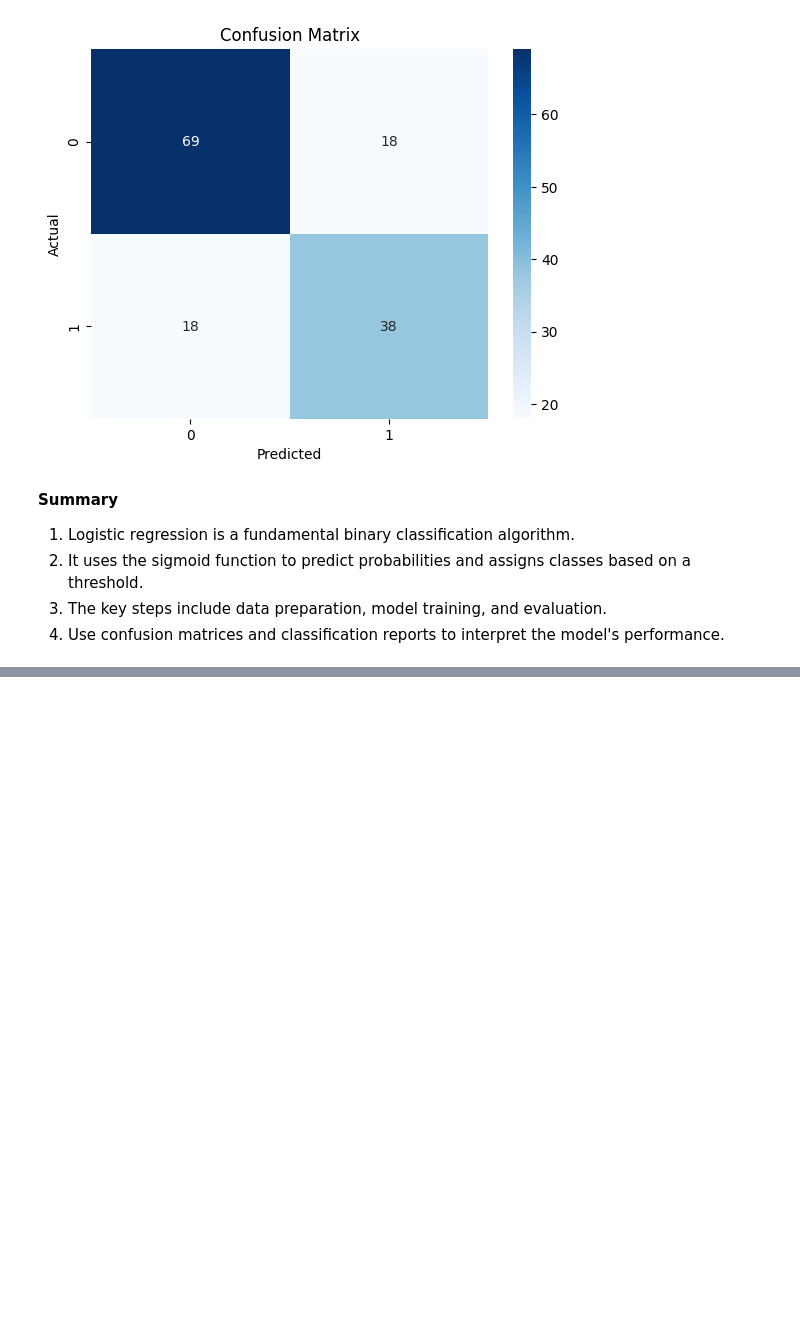
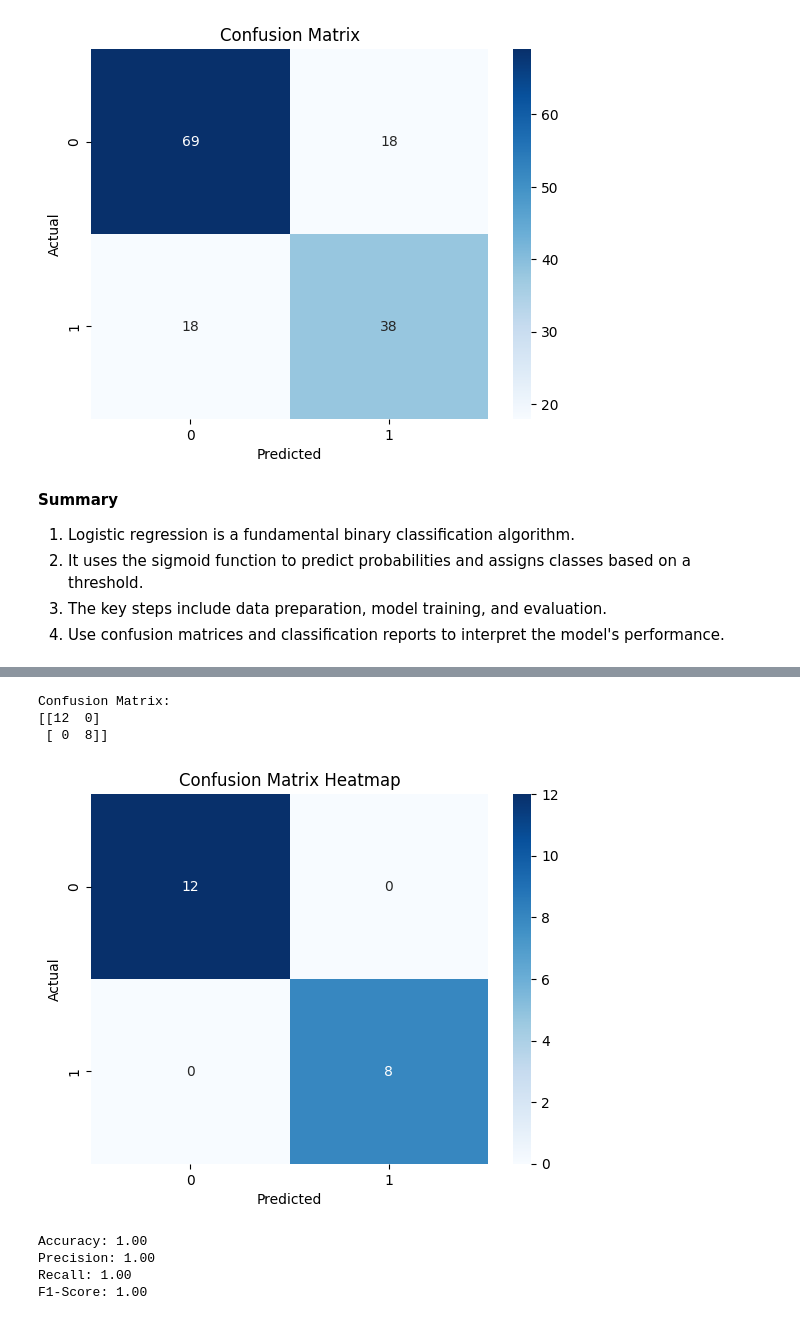
Before and after one commit to shivannadm/Data_Science_path, a Jupyter notebook: Lab_Exercise_05_Data_Science.ipynb, the cells around one changed output, grey strips where cells are left out. Cells and saved outputs as stored; diff of their text form; code cells hidden in the pictures; blank space fills up the shorter version.

```diff
--- a/Lab_Exercise_05_Data_Science.ipynb
+++ b/Lab_Exercise_05_Data_Science.ipynb
@@ -383,0 +560,61 @@ plot_decision_boundary(X_simple, y, model)
+# %%
+# Step 2: Train a Classification Model
+# Load Iris dataset
+data = load_iris()
+df = pd.DataFrame(data.data, columns=data.feature_names)
+df['target'] = data.target
+
+# Use only two classes for binary classification
+df = df[df['target'] != 2]
+
+# Define features and target
+X = df.drop('target', axis=1)
+y = df['target']
+
+# Split dataset
+X_train, X_test, y_train, y_test = train_test_split(X, y, test_size=0.2, random_state=42)
+
+# Train a decision tree classifier
+model = DecisionTreeClassifier(random_state=42)
+model.fit(X_train, y_train)
+
+# Make predictions
+y_pred = model.predict(X_test)
+# %%
+# Step 3: Generate the Confusion Matrix
+# Generate the confusion matrix
+cm = confusion_matrix(y_test, y_pred)
+print("Confusion Matrix:")
+print(cm)
+
+# Visualize the confusion matrix
+sns.heatmap(cm, annot=True, fmt='d', cmap='Blues')
+plt.xlabel('Predicted')
+plt.ylabel('Actual')
+plt.title('Confusion Matrix Heatmap')
+plt.show()
+# %% [output]
+Confusion Matrix:
+[[12  0]
+ [ 0  8]]
+[figure, added]
+# %%
+# Step 4: Interpret the Confusion Matrix
+# Extract values from confusion matrix
+TN, FP, FN, TP = cm.ravel()
+
+# Metrics
+accuracy = (TP + TN) / (TP + TN + FP + FN)
+precision = TP / (TP + FP) if (TP + FP) > 0 else 0
+recall = TP / (TP + FN) if (TP + FN) > 0 else 0
+f1_score = 2 * (precision * recall) / (precision + recall) if (precision + recall) > 0 else 0
+
+print(f"Accuracy: {accuracy:.2f}")
+print(f"Precision: {precision:.2f}")
+print(f"Recall: {recall:.2f}")
+print(f"F1-Score: {f1_score:.2f}")
+# %% [output]
+Accuracy: 1.00
+Precision: 1.00
+Recall: 1.00
+F1-Score: 1.00
```
Also changed, not shown: parts of 15 cells of this notebook.
